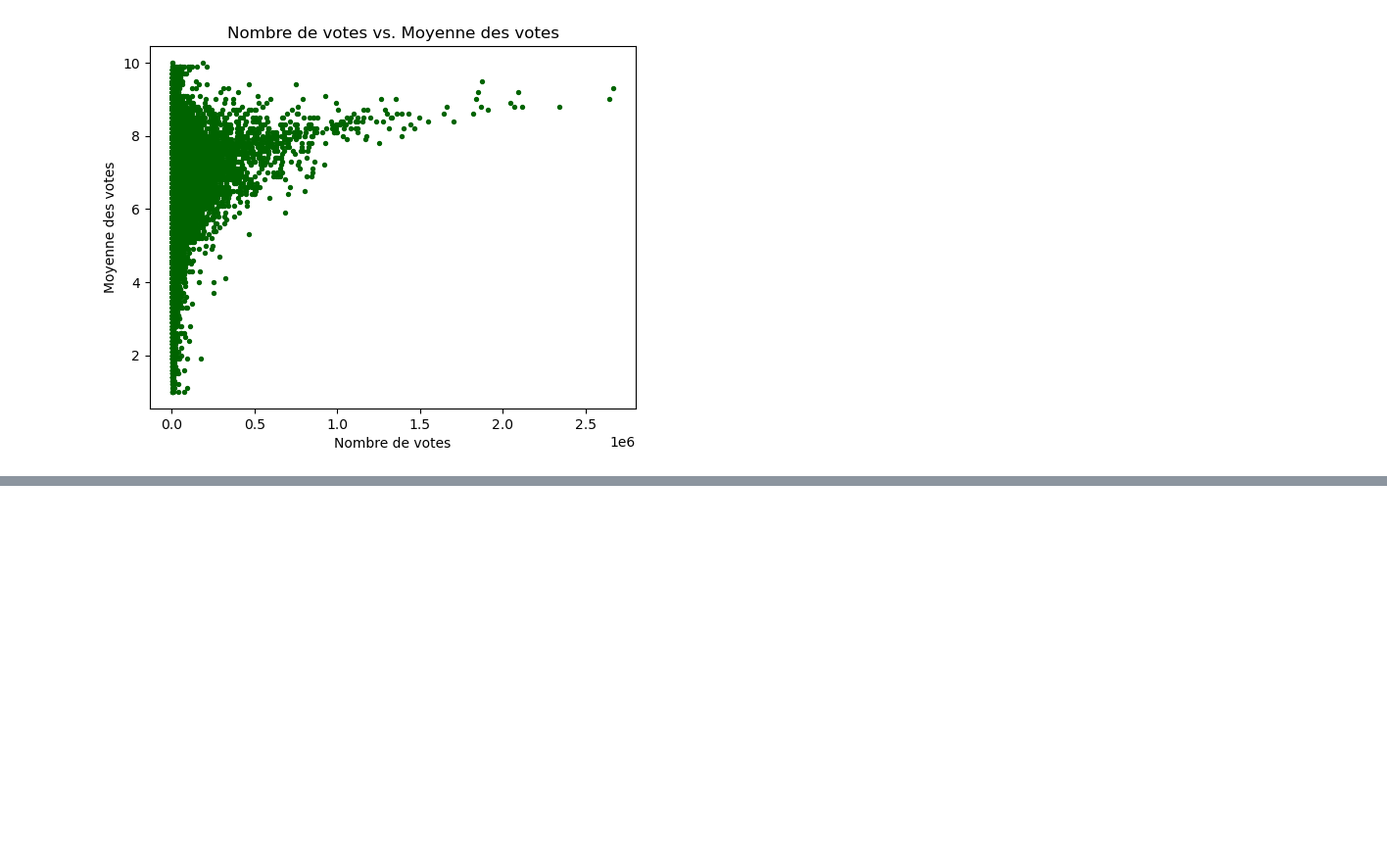
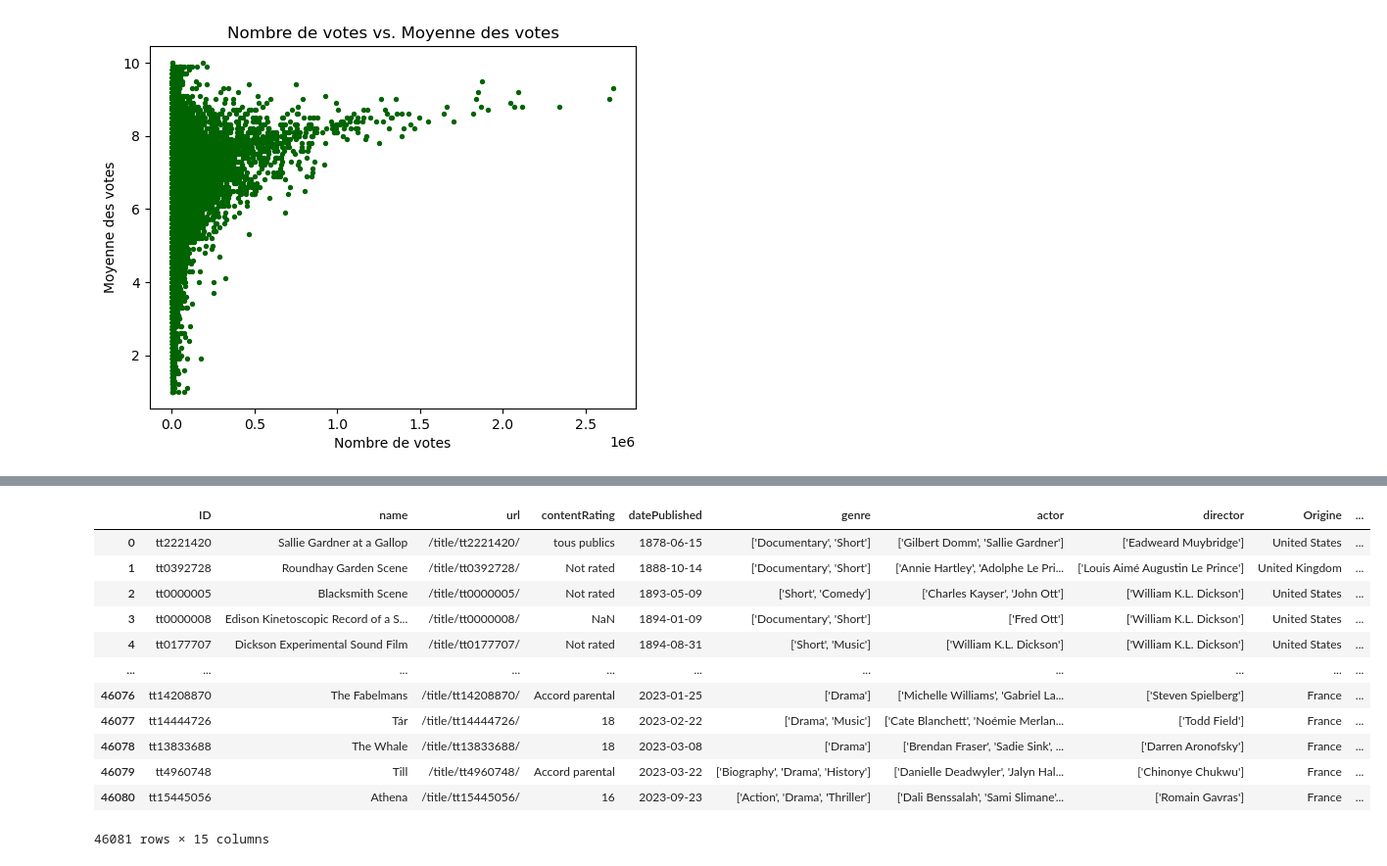
Before and after one commit to Jeremstar/Projet-de-DINGUE, a Jupyter notebook: Notebook/Scrap_IMDb.ipynb, the cells around one changed output, grey strips where cells are left out. Shown at 98% size. Saved outputs shown, nothing was run; the diff lists cells and outputs as text; code cells hidden in the pictures; blank space fills up the shorter version.

```diff
--- a/Notebook/Scrap_IMDb.ipynb
+++ b/Notebook/Scrap_IMDb.ipynb
@@ -526,0 +511,2 @@ for actor, scores in actor_scores.items():
+# %%
+actor_scores.pop('')
@@ -527 +533,39 @@ for actor, scores in actor_scores.items():
+# %%
+df_test = df_fusionné.copy()
+as_test = actor_scores.copy()
+# %%
+df_test['liste_scores'] = None
+def replace_empty_list(x):
+    if x == ['']:
+        return None
+    return x
+
+df_test['actor'] = df_test['actor'].apply(replace_empty_list)
+# %%
+for index, row in df_test.iterrows():
+    print(index)
+    liste_scores = []
+    if type(row['actor']) == list :
+        for acteur in row['actor']:
+            liste_scores.append(as_test[acteur][0])
+            as_test[acteur].pop(0)
+        df_test.at[index, 'liste_scores'] = liste_scores
+    else :
+        df_test.at[index, 'liste_scores'] = None
+# %%
+df_test
+# %% [output]
+|  | ID | name | url | contentRating | datePublished | genre | actor | director | Origine | ... |
+| 0 | tt2221420 | Sallie Gardner at a Gallop | /title/tt2221420/ | tous publics | 1878-06-15 | ['Documentary', 'Short'] | ['Gilbert Domm', 'Sallie Gardner'] | ['Eadweard Muybridge'] | United States | ... |
+| 1 | tt0392728 | Roundhay Garden Scene | /title/tt0392728/ | Not rated | 1888-10-14 | ['Documentary', 'Short'] | ['Annie Hartley', 'Adolphe Le Pri... | ['Louis Aimé Augustin Le Prince'] | United Kingdom | ... |
+| 2 | tt0000005 | Blacksmith Scene | /title/tt0000005/ | Not rated | 1893-05-09 | ['Short', 'Comedy'] | ['Charles Kayser', 'John Ott'] | ['William K.L. Dickson'] | United States | ... |
+| 3 | tt0000008 | Edison Kinetoscopic Record of a S... | /title/tt0000008/ | NaN | 1894-01-09 | ['Documentary', 'Short'] | ['Fred Ott'] | ['William K.L. Dickson'] | United States | ... |
+| 4 | tt0177707 | Dickson Experimental Sound Film | /title/tt0177707/ | Not rated | 1894-08-31 | ['Short', 'Music'] | ['William K.L. Dickson'] | ['William K.L. Dickson'] | United States | ... |
+| ... | ... | ... | ... | ... | ... | ... | ... | ... | ... | ... |
+| 46076 | tt14208870 | The Fabelmans | /title/tt14208870/ | Accord parental | 2023-01-25 | ['Drama'] | ['Michelle Williams', 'Gabriel La... | ['Steven Spielberg'] | France | ... |
+| 46077 | tt14444726 | Tár | /title/tt14444726/ | 18 | 2023-02-22 | ['Drama', 'Music'] | ['Cate Blanchett', 'Noémie Merlan... | ['Todd Field'] | France | ... |
+| 46078 | tt13833688 | The Whale | /title/tt13833688/ | 18 | 2023-03-08 | ['Drama'] | ['Brendan Fraser', 'Sadie Sink', ... | ['Darren Aronofsky'] | France | ... |
+| 46079 | tt4960748 | Till | /title/tt4960748/ | Accord parental | 2023-03-22 | ['Biography', 'Drama', 'History'] | ['Danielle Deadwyler', 'Jalyn Hal... | ['Chinonye Chukwu'] | France | ... |
+| 46080 | tt15445056 | Athena | /title/tt15445056/ | 16 | 2023-09-23 | ['Action', 'Drama', 'Thriller'] | ['Dali Benssalah', 'Sami Slimane'... | ['Romain Gavras'] | France | ... |
+46081 rows × 15 columns
 # %%
```
Also changed, not shown: parts of 8 cells of this notebook.
